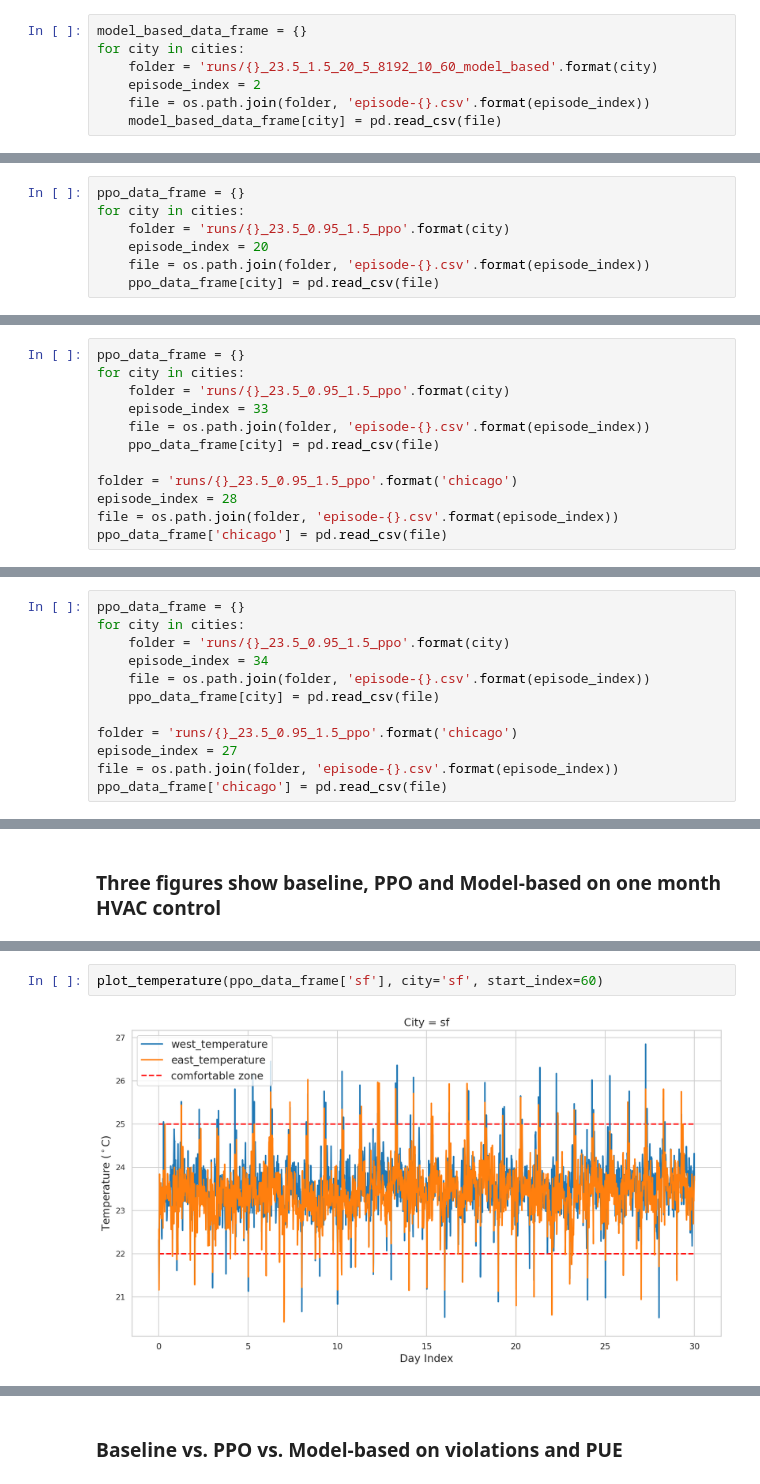
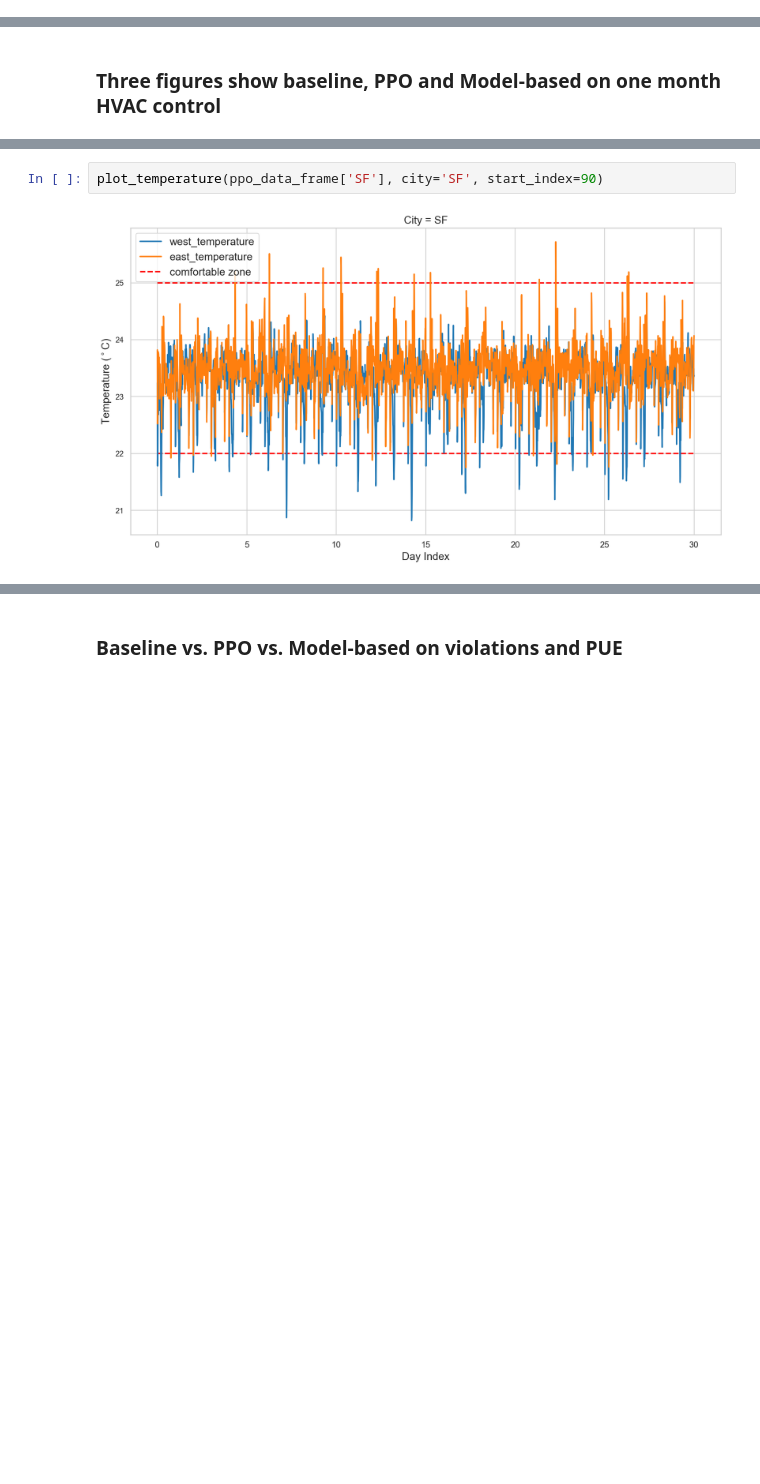
Before and after one commit to vermouth1992/mbrl-hvac, a Jupyter notebook: performance.ipynb, the cells around one changed output, grey strips where cells are left out. Saved outputs shown, nothing was run; the diff lists cells and outputs as text; blank space fills up the shorter version.

```diff
--- a/performance.ipynb
+++ b/performance.ipynb
@@ -67,10 +68,3 @@ for city in cities:
     episode_index = 0
     file = os.path.join(folder, 'episode-{}.csv'.format(episode_index))
     baseline_data_frame[city] = pd.read_csv(file)
-# %%
-model_based_data_frame = {}
-for city in cities:
-    folder = 'runs/{}_23.5_1.5_20_5_8192_10_60_model_based'.format(city)
-    episode_index = 2
-    file = os.path.join(folder, 'episode-{}.csv'.format(episode_index))
-    model_based_data_frame[city] = pd.read_csv(file)
@@ -162,9 +170,2 @@ plot_bar(data, 'Training Epochs', 'Power Usage Effectiveness', training_epochs,
 # %% [markdown]
 ### Evaluate MPC horizon
-# %%
-ppo_data_frame = {}
-for city in cities:
-    folder = 'runs/{}_23.5_0.95_1.5_ppo'.format(city)
-    episode_index = 20
-    file = os.path.join(folder, 'episode-{}.csv'.format(episode_index))
-    ppo_data_frame[city] = pd.read_csv(file)
@@ -192,14 +204,2 @@ plot_bar(data, 'MPC Horizon', 'Power Usage Effectiveness', mpc_horizon, width=0.
 # %% [markdown]
 ### Data Aggregation Frequency
-# %%
-ppo_data_frame = {}
-for city in cities:
-    folder = 'runs/{}_23.5_0.95_1.5_ppo'.format(city)
-    episode_index = 33
-    file = os.path.join(folder, 'episode-{}.csv'.format(episode_index))
-    ppo_data_frame[city] = pd.read_csv(file)
-
-folder = 'runs/{}_23.5_0.95_1.5_ppo'.format('chicago')
-episode_index = 28
-file = os.path.join(folder, 'episode-{}.csv'.format(episode_index))
-ppo_data_frame['chicago'] = pd.read_csv(file)
@@ -230,14 +239,2 @@ plot_bar(data, 'On Policy Frequency (Days)', 'Power Usage Effectiveness',
 # %% [markdown]
 ### Compare MPC vs. Imitation Learning
-# %%
-ppo_data_frame = {}
-for city in cities:
-    folder = 'runs/{}_23.5_0.95_1.5_ppo'.format(city)
-    episode_index = 34
-    file = os.path.join(folder, 'episode-{}.csv'.format(episode_index))
-    ppo_data_frame[city] = pd.read_csv(file)
-
-folder = 'runs/{}_23.5_0.95_1.5_ppo'.format('chicago')
-episode_index = 27
-file = os.path.join(folder, 'episode-{}.csv'.format(episode_index))
-ppo_data_frame['chicago'] = pd.read_csv(file)
@@ -274,4 +279,4 @@ plot_temperature(baseline_data_frame['sf'], city='sf', start_index=0)
 # %%
-plot_temperature(ppo_data_frame['sf'], city='sf', start_index=60)
+plot_temperature(ppo_data_frame['SF'], city='SF', start_index=90)
 # %% [output]
-[figure, old version]
+[figure, new version]
```
Also changed, not shown: parts of 39 cells of this notebook, 3 other files.
